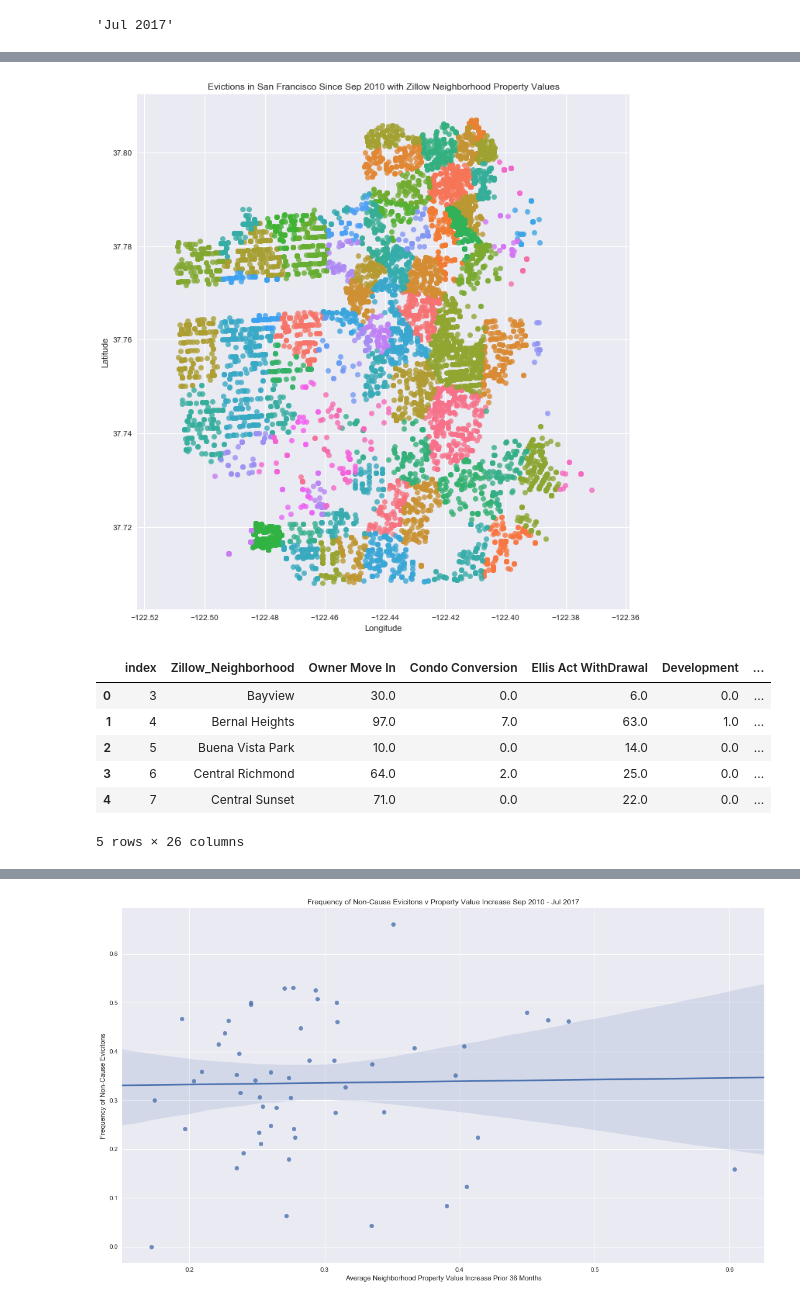
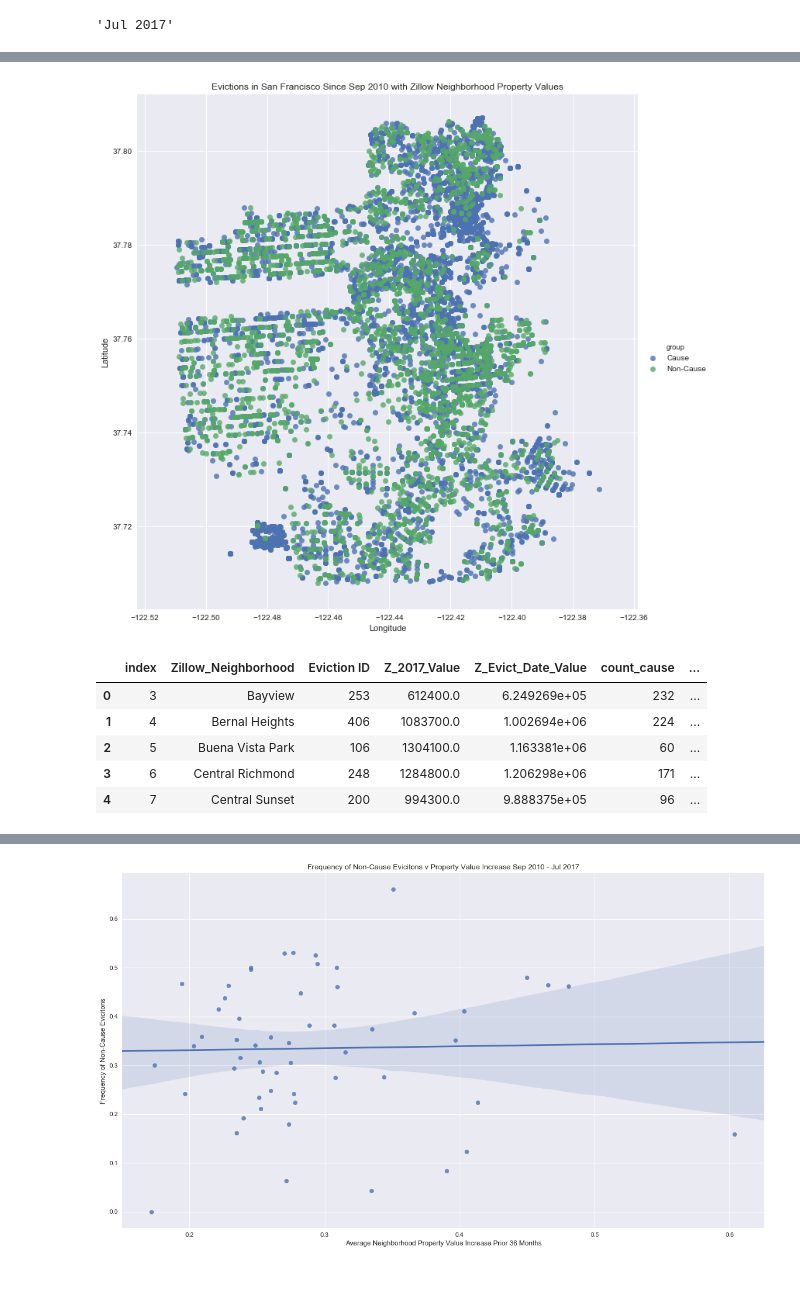
Before and after one commit to Jkremr/evictions-home-values, a Jupyter notebook: evictions-home-values.ipynb, the cells around one changed output, grey strips where cells are left out. Cells and saved outputs as stored; diff of their text form; code cells hidden in the pictures.

Commit message:
Fixing double counting evictions issue.

```diff
--- a/evictions-home-values.ipynb
+++ b/evictions-home-values.ipynb
@@ -60,6 +60,19 @@ enddate
 'Jul 2017'
 # %%
 # These are the column names for evictions that are non-cause:
+for_cause_eviction_names = ['Non Payment',
+                            'Breach',
+                            'Nuisance',
+                            'Illegal Use',
+                            'Failure to Sign Renewal',
+                            'Access Denial',
+                            'Unapproved Subtenant',
+                            'Roommate Same Unit',
+                            'Other Cause',
+                            'Late Payments',
+                            'Lead Remediation',
+                            'Good Samaritan Ends']
+
 non_cause_eviction_names = ['Owner Move In',
                             'Condo Conversion',
                             'Ellis Act WithDrawal',
@@ -69,3 +82,17 @@ non_cause_eviction_names = ['Owner Move In',
                             'Capital Improvement',
                             'Substantial Rehab'
                            ]
+# %%
+def addEvicitonType(row):
+    countnoncause = row[non_cause_eviction_names].sum(axis=0)
+    countcause = row[for_cause_eviction_names].sum(axis=0)
+    if (countnoncause + countcause) == 0:
+        group = 'Non-Cause'
+    elif countnoncause >= 1:
+        group = 'Non-Cause'
+    else:
+        group = 'Cause'
+    return pd.Series({'count_non_cause': countnoncause, 'count_cause': countcause, 'group': group})
+
+df = df.merge(df.apply(addEvicitonType, axis=1), left_index=True, right_index=True)
+df.head()
@@ -89,7 +124,6 @@ def addPricingData_lookback(row, lookback):
     c = neighborhood.prices[evictdate_key]
     valueincrease = (c - s)/s
     return pd.Series({'Eviction_id':row['Eviction ID'],'Lat': lat, 'Lng': lng, 'Year': evictdateyear, 'Zillow_Neighborhood':name, 'Z_2017_Value':meanvalue, 'Z_Evict_Date_Value':evictdatevalue, 'Z_Value_Increase':valueincrease})
-    return name
 # %%
 # This dictionary can be used to count each type of eviciton during an aggregation.
 baseaggregation = {
@@ -159,7 +199,7 @@ baseaggregation = {
 }
 # %%
 # Merge the results of our calls to neighborhood() back to our dataframe.
-allevictions = df.merge(df.apply(lambda row: addPricingData_lookback(row, lookbackperiod_mos), axis = 1), left_on='Eviction ID', right_on='Eviction_id')
+allevictions = df.merge(df.apply(lambda row: addPricingData_lookback(row, lookbackperiod_mos), axis = 1), left_index=True, right_index=True)
 allevictions.head()
 # %% [output]
 |  | Eviction ID | Address | City | State | Eviction Notice Source Zipcode | File Date | Non Payment | Breach | ... |
@@ -172,14 +212,15 @@ allevictions.head()
 # %%
-ax = sns.lmplot(x='Lng', y='Lat', hue='Zillow_Neighborhood', size=10, data=allevictions, fit_reg=False, legend=False)
+ax = sns.lmplot(x='Lng', y='Lat', hue='group', hue_order=['Cause', 'Non-Cause'],  size=10, data=allevictions, fit_reg=False)
 ax.despine(left=True)
 
 # Set title, x-axis label, y-axis label.
 plt.title('Evictions in San Francisco Since %s with Zillow Neighborhood Property Values' % startdate)
 plt.xlabel('Longitude')
 plt.ylabel('Latitude')
+plt.savefig('Images/evictions_map.png')
 plt.show()
 # %% [output]
-[figure, old version]
+[figure, new version]
 # %%
 # Adding a key value pair for the zillow value increase for our lookback function.
 aggregation_lookback = dict(baseaggregation)
@@ -192,10 +233,10 @@ groupby_hood.columns = groupby_hood.columns.droplevel(level=1)
 
 
 # Creating a row-wise sum of all the non-cause eviciton counts.
-groupby_hood['total_non_cause'] = groupby_hood[non_cause_eviction_names].sum(axis=1)
+# groupby_hood['total_non_cause'] = groupby_hood[non_cause_eviction_names].sum(axis=1)
 
 # Adding a column to show the frequency of non-cause evicitons.
-groupby_hood['non_cause_frequency'] = (groupby_hood['total_non_cause']/
+groupby_hood['non_cause_frequency'] = (groupby_hood['count_non_cause']/
                                                                groupby_hood['Eviction ID']
                                                               )
 
@@ -205,17 +246,16 @@ groupby_hood_pricing = groupby_hood.dropna(subset=['Z_Value_Increase']).reset_in
 
 
 # Drop neighborhoods with small sample sizes.
-plot_non_cause_frequency = groupby_hood_pricing[groupby_hood_pricing['Eviction ID'] > 40]
+plot_non_cause_frequency = groupby_hood_pricing[groupby_hood_pricing['Eviction ID'] > 30]
 
 plot_non_cause_frequency.head()
 # %% [output]
-|  | index | Zillow_Neighborhood | Owner Move In | Condo Conversion | Ellis Act WithDrawal | Development | ... |
-| 0 | 3 | Bayview | 30.0 | 0.0 | 6.0 | 0.0 | ... |
-| 1 | 4 | Bernal Heights | 97.0 | 7.0 | 63.0 | 1.0 | ... |
-| 2 | 5 | Buena Vista Park | 10.0 | 0.0 | 14.0 | 0.0 | ... |
-| 3 | 6 | Central Richmond | 64.0 | 2.0 | 25.0 | 0.0 | ... |
-| 4 | 7 | Central Sunset | 71.0 | 0.0 | 22.0 | 0.0 | ... |
+|  | index | Zillow_Neighborhood | Eviction ID | Z_2017_Value | Z_Evict_Date_Value | count_cause | ... |
+| 0 | 3 | Bayview | 253 | 612400.0 | 6.249269e+05 | 232 | ... |
+| 1 | 4 | Bernal Heights | 406 | 1083700.0 | 1.002694e+06 | 224 | ... |
+| 2 | 5 | Buena Vista Park | 106 | 1304100.0 | 1.163381e+06 | 60 | ... |
+| 3 | 6 | Central Richmond | 248 | 1284800.0 | 1.206298e+06 | 171 | ... |
+| 4 | 7 | Central Sunset | 200 | 994300.0 | 9.888375e+05 | 96 | ... |
-5 rows × 26 columns
 # %%
 fig, ax = plt.subplots()
 fig.set_size_inches(18.5, 10.5)
```
Also changed, not shown: parts of 12 cells of this notebook, 6 other files.
